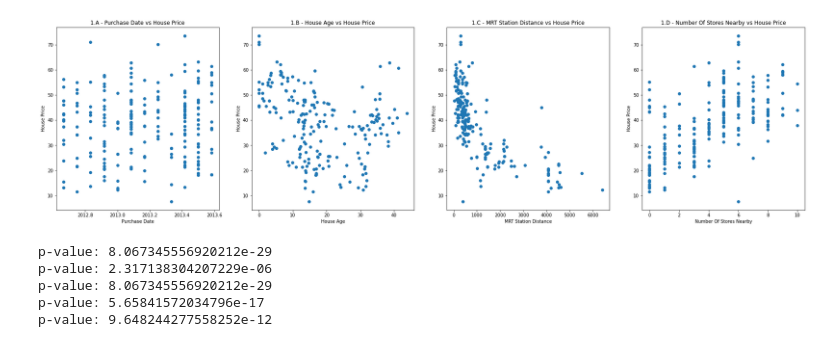
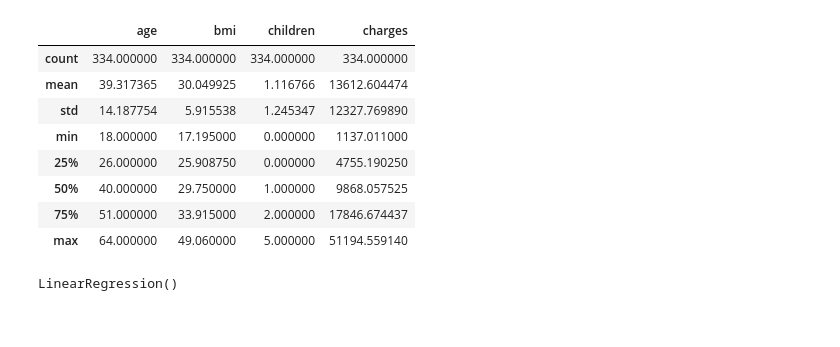
Before and after one commit to stuartketcham/DA310---Multiple-Linear-Regression---Group-Project, a Jupyter notebook: DA310_Multiple_Linear_Regression_Group_Project.ipynb, the cells around one changed output. Saved outputs shown, nothing was run; the diff lists cells and outputs as text; code cells hidden in the pictures.

```diff
--- a/DA310_Multiple_Linear_Regression_Group_Project.ipynb
+++ b/DA310_Multiple_Linear_Regression_Group_Project.ipynb
@@ -78,44 +85,0 @@ datasettraining.describe()
-# %%
-#Set size of scatterplot
-f, ax = plt.subplots(1, 4, figsize = (30, 7.5))
-
-ax[0].scatter(datasettraining['PurchaseDate'], datasettraining['HousePrice'])
-ax[1].scatter(datasettraining['HouseAge'], datasettraining['HousePrice'])
-ax[2].scatter(datasettraining['MRTStation'], datasettraining['HousePrice'])
-ax[3].scatter(datasettraining['NumberOfStores'], datasettraining['HousePrice'])
-
-#Add titles
-ax[0].set_title('1.A - Purchase Date vs House Price')
-ax[1].set_title('1.B - House Age vs House Price')
-ax[2].set_title('1.C - MRT Station Distance vs House Price')
-ax[3].set_title('1.D - Number Of Stores Nearby vs House Price')
-
-#Add labels
-ax[0].set(xlabel='Purchase Date', ylabel='House Price')
-ax[1].set(xlabel='House Age', ylabel='House Price')
-ax[2].set(xlabel='MRT Station Distance', ylabel='House Price')
-ax[3].set(xlabel='Number Of Stores Nearby', ylabel='House Price')
-
-plt.show()
-# %% [output]
-[figure, removed]
-# %%
-#Normality Check - P-value
-stat, p = stats.normaltest(datasettraining['PurchaseDate'])
-print('p-value:', p)
-stat, p = stats.normaltest(datasettraining['HouseAge'])
-print('p-value:', p)
-stat, p = stats.normaltest(datasettraining['PurchaseDate'])
-print('p-value:', p)
-stat, p = stats.normaltest(datasettraining['MRTStation'])
-print('p-value:', p)
-stat, p = stats.normaltest(datasettraining['NumberOfStores'])
-print('p-value:', p)
-
-#Everything fails normality tests
-# %% [output]
-p-value: 8.067345556920212e-29
-p-value: 2.317138304207229e-06
-p-value: 8.067345556920212e-29
-p-value: 5.65841572034796e-17
-p-value: 9.648244277558252e-12
@@ -139,0 +86,24 @@ salIntercept = model.intercept_
+# %%
+#Summary of all fields
+datasettest.describe()
+# %% [output]
+|  | age | bmi | children | charges |
+| count | 334.000000 | 334.000000 | 334.000000 | 334.000000 |
+| mean | 39.317365 | 30.049925 | 1.116766 | 13612.604474 |
+| std | 14.187754 | 5.915538 | 1.245347 | 12327.769890 |
+| min | 18.000000 | 17.195000 | 0.000000 | 1137.011000 |
+| 25% | 26.000000 | 25.908750 | 0.000000 | 4755.190250 |
+| 50% | 40.000000 | 29.750000 | 1.000000 | 9868.057525 |
+| 75% | 51.000000 | 33.915000 | 2.000000 | 17846.674437 |
+| max | 64.000000 | 49.060000 | 5.000000 | 51194.559140 |
+# %%
+#Set Variable Choices
+MultiVarChoices = ['age', 'sex', 'bmi', 'children', 'smoker', 'region']
+
+#Create Linear Regression object
+model = LinearRegression()
+
+#Fit the dataset
+model.fit(datasettraining[MultiVarChoices], datasettraining['charges'])
+# %% [output]
+LinearRegression()
```
Also changed, not shown: parts of 19 cells of this notebook.
